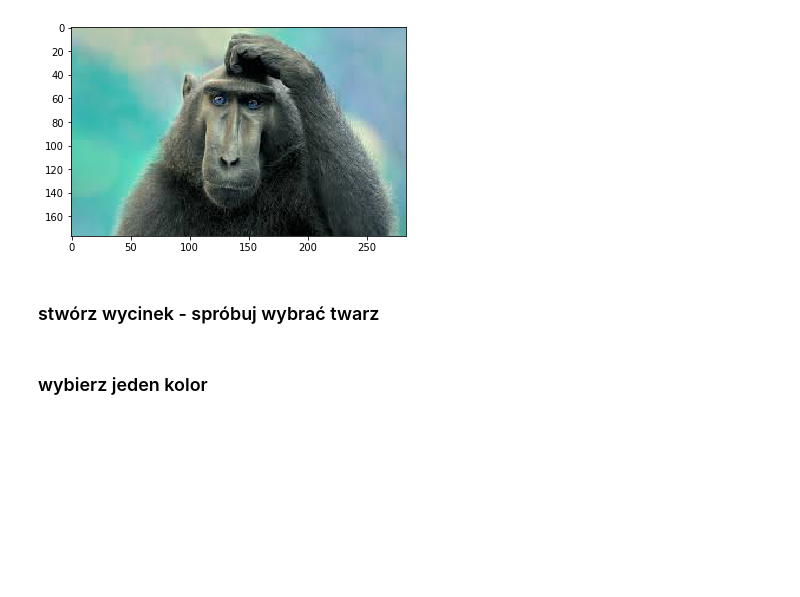
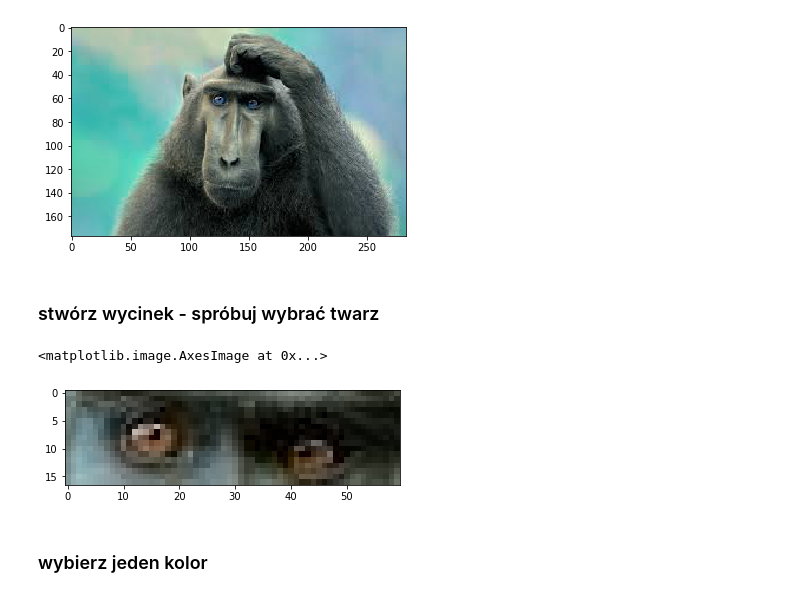
Before and after one commit to squadack/python_20191116, a Jupyter notebook: dzien10/numpy_bootcamp_zadania.ipynb, the cells around one changed output. Saved outputs shown, nothing was run; the diff lists cells and outputs as text; code cells hidden in the pictures; blank space fills up the shorter version.

```diff
--- a/dzien10/numpy_bootcamp_zadania.ipynb
+++ b/dzien10/numpy_bootcamp_zadania.ipynb
@@ -152,5 +152,11 @@ plt.imshow(im2)
 [figure]
 # %% [markdown]
 ### stwórz wycinek -  spróbuj wybrać twarz
+# %%
+y = im1[40:140, 110:170]
+plt.imshow(y[13:30])
+# %% [output]
+<matplotlib.image.AxesImage at 0x...>
+[figure, added]
 # %% [markdown]
 ### wybierz jeden kolor
```
Also changed, not shown: parts of 4 cells of this notebook.
